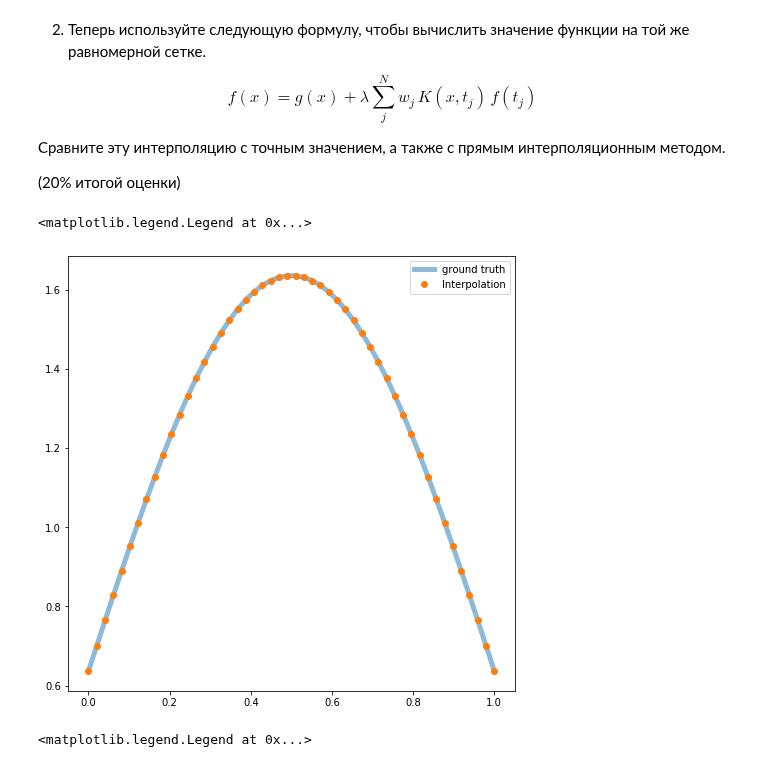
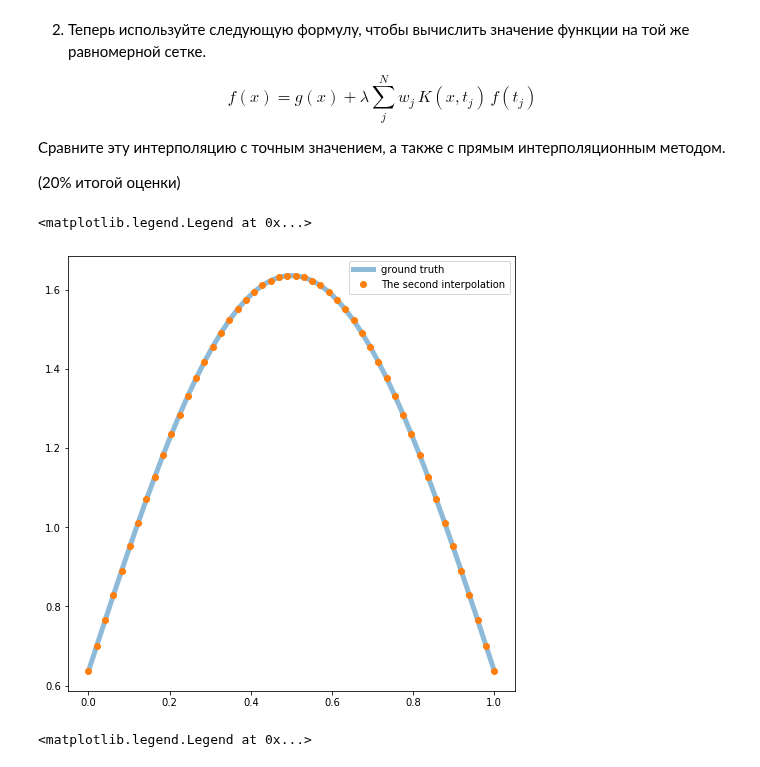
Before and after one commit to ev-br/CP2020, a Jupyter notebook: week_8_Advanced_Integrals.ipynb, the cells around one changed output. Cells and saved outputs as stored; diff of their text form; code cells hidden in the pictures.

```diff
--- a/week_8_Advanced_Integrals.ipynb
+++ b/week_8_Advanced_Integrals.ipynb
@@ -306,10 +306,10 @@ def solut(x,y):
 # %%
 plt.figure(figsize=(8,8))
 plt.plot(x_, np.sin(np.pi*x_) + 2./np.pi, '-', lw=5, alpha=0.5,label='ground truth')
-plt.plot(x_, solut(x_,y1), 'o',label = 'Interpolation')
+plt.plot(x_, solut(x_,y1), 'o',label = 'The second interpolation')
 plt.legend()
 # %% [output]
 <matplotlib.legend.Legend at 0x...>
-[figure, old version]
+[figure, new version]
 # %%
 plt.figure(figsize=(8,8))
```
Also changed, not shown: parts of 2 cells of this notebook.
